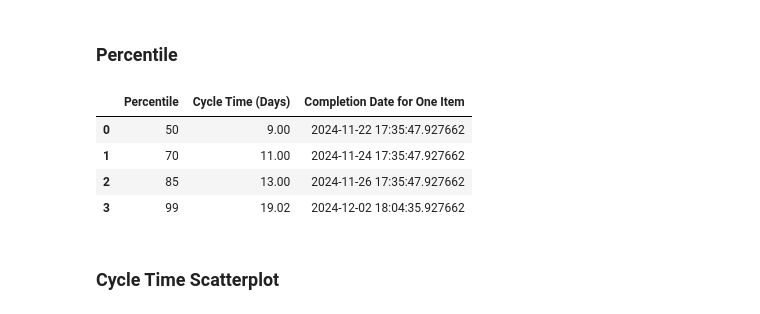
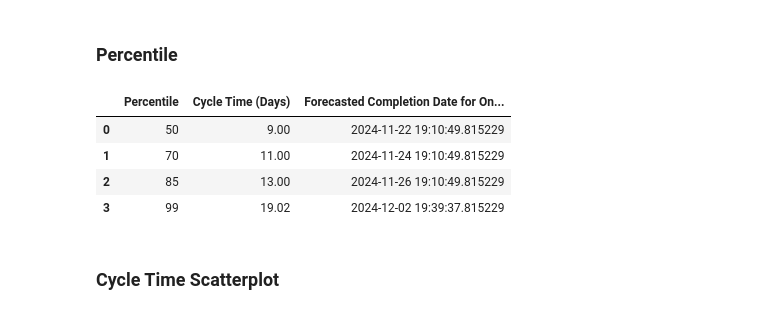
Before and after one commit to SelrahcD/monte-carlo-forecasting-notebook, a Jupyter notebook: forecasting.ipynb, the cells around one changed output. Saved outputs shown, nothing was run; the diff lists cells and outputs as text; code cells hidden in the pictures.

```diff
--- a/forecasting.ipynb
+++ b/forecasting.ipynb
@@ -58,29 +58,29 @@ data
 # %%
 percentiles = [50, 70, 85, 99]
 completion_date_percentiles = [data['Cycle Time'].quantile(p / 100) for p in percentiles]
 
 start_date = pd.Timestamp.today()
 
 completion_date = start_date
 
 completion_date += timedelta(days=10)
 
 # Create a DataFrame to display the percentiles and their values
 percentile_values = pd.DataFrame({
     "Percentile": percentiles,
     "Cycle Time (Days)": completion_date_percentiles
 })
 
-percentile_values['Completion Date for One Item'] = percentile_values['Cycle Time (Days)'].apply(lambda days: start_date + timedelta(days=days))
+percentile_values['Forecasted Completion Date for One Item'] = percentile_values['Cycle Time (Days)'].apply(lambda days: start_date + timedelta(days=days))
 
 # Display the DataFrame
 percentile_values
 # %% [output]
-|  | Percentile | Cycle Time (Days) | Completion Date for One Item |
-| 0 | 50 | 9.00 | 2024-11-22 17:35:47.927662 |
-| 1 | 70 | 11.00 | 2024-11-24 17:35:47.927662 |
-| 2 | 85 | 13.00 | 2024-11-26 17:35:47.927662 |
-| 3 | 99 | 19.02 | 2024-12-02 18:04:35.927662 |
+|  | Percentile | Cycle Time (Days) | Forecasted Completion Date for On... |
+| 0 | 50 | 9.00 | 2024-11-22 19:10:49.815229 |
+| 1 | 70 | 11.00 | 2024-11-24 19:10:49.815229 |
+| 2 | 85 | 13.00 | 2024-11-26 19:10:49.815229 |
+| 3 | 99 | 19.02 | 2024-12-02 19:39:37.815229 |
 # %% [markdown]
 ### Cycle Time Scatterplot
 # %%
```
